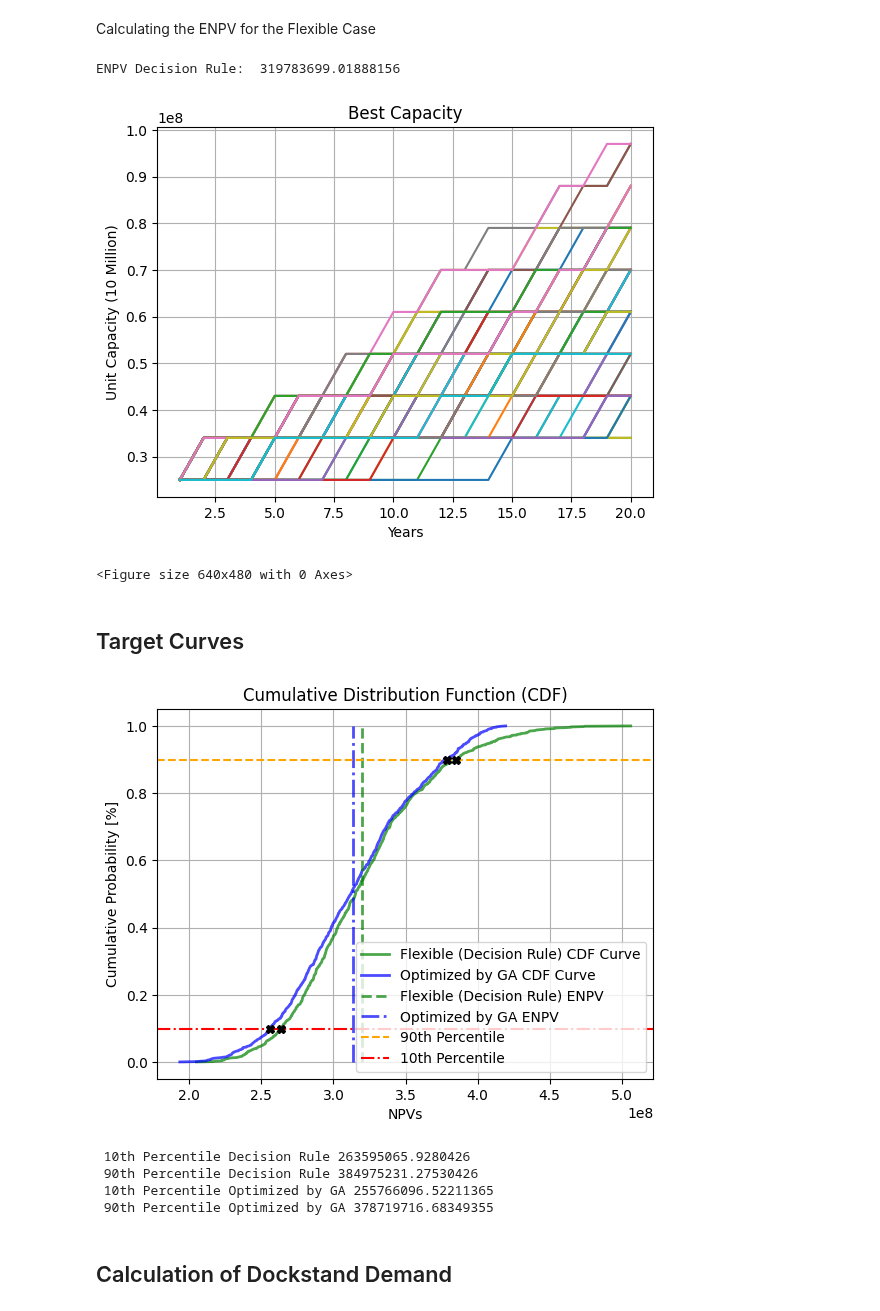
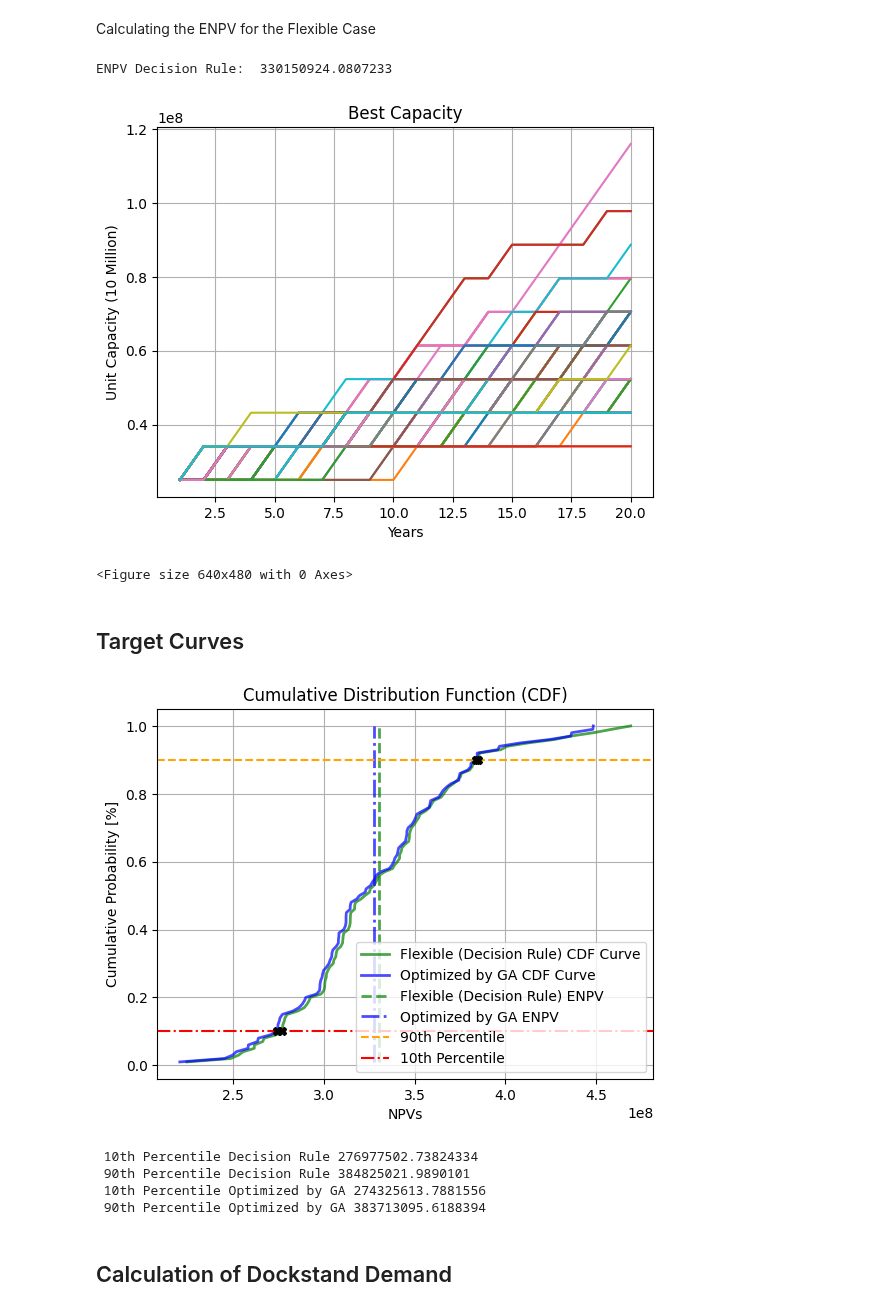
Before and after one commit to Oli767/VT1-Python-Files, a Jupyter notebook: VT2 VS Code/VT2.ipynb, the cells around one changed output. Drawn from its saved outputs; the diff is of its cells as text; code cells hidden in the pictures.

```diff
--- a/VT2 VS Code/VT2.ipynb
+++ b/VT2 VS Code/VT2.ipynb
@@ -29,7 +29,7 @@ Param = {
     "Dt0": 22561132,  # Demand at t0
     "dt": 1,  # Steptime in Years
     "Fth": 20,  # Time Horizon of Forecasts in Steptime
-    "Forecasts": 1000,  # Number of Forecasts
+    "Forecasts": 100,  # Number of Forecasts
     "mu": 0.042754330256447565,
     "sigma": 0.05813761525452841,
     "r_D": 0.1,  # Revenues per Unit of Demand per Period
@@ -37,7 +37,7 @@ Param = {
     "r_K_rent": 0.1,  # Rental Revenues per Unit of Capacity per Period
     "co_K": 0.34,  # Operational costs per unit of capacity per period
     "co_D": 0.1,  # Operational cost per unit of demand per period
-    "ci_K": 600000,  # Installation cost per unit of capacity
+    "ci_K": 0.6,  # Installation cost per unit of capacity
     "discount": 0.05,  # Discount factor
     "EoS": 0.9,  # EoS factor
     "delta_K0": 0,  # Initial Value for delta_K
@@ -48,10 +48,10 @@ Param = {
     "p_Dok_A_B": 0.5,  # Percentage of Pax travelling from Dock
     "PAXATM": 150,  # average number of passengers carried per air traffic movement
     "delta_K": np.array([0, 0, 0, 0, 5, 0, 0, 0, 0, 10, 0, 0, 0, 0, 10, 0, 0, 0, 0, 0]),
-    "allowed_values": np.array([0, 4, 6, 8, 10]),
+    "allowed_values": np.array([0, 6000000, 8000000, 10000000]),
     "population": 1000,
     "DHL_factor_20": 0.0003,
-    "lower_theta": 9000000,
+    "lower_theta": 8000000,
     "upper_theta": 10000000,
     "stepsize_theta": 100000,
     "lower_cond": -1000000,
@@ -59,6 +59,7 @@ Param = {
     "stepsize_cond": 5000,
 }
 
+# "allowed_values": np.array([0, 4000000, 6000000, 8000000, 10000000]),
 # # Paremeters von Wate:
 # r_D = 0.1  # Revenues per Unit of Demand per Period
 # r_K = 7  # Revenues per Unit of Capacity per Period
@@ -190,11 +153,11 @@ Calculating the ENPV for the Flexible Case
 # %%
 delta_K_Flex = fn.Decision_Rule(Param["K0"], Demand, theta_max, condition_max)
 K_Flex = fn.Capacity2(Param["K0"], delta_K_Flex)
-NPV_Flex = fn.NPV_Flexible(delta_K_Flex, Param, Demand)
+NPV_Flex = fn.NPV_Flexible(delta_K_Flex, Param, Demand, condition_max)
 ENPV_Flex = fn.ENPV_Flexible(theta_max, condition_max, Param, Demand)
 print("ENPV Decision Rule: ", ENPV_Flex)
 # %% [output]
-ENPV Decision Rule:  319783699.01888156
+ENPV Decision Rule:  330150924.0807233
 # %%
 # Calling the Scenario Plotting Function
 fn.Scenario_plot(
@@ -206,30 +169,30 @@ fn.Scenario_plot(
     90,
 )
 # %% [output]
-[figure, old version]
+[figure, new version]
 <Figure size 640x480 with 0 Axes>
 # %% [markdown]
 ## Target Curves
 # %%
 # Target Curves
 Percentiles2 = fn.CDF_Plot(
     NPV_Flex,
-    fn.NPV_calculation(Optimized_K, Demand, Optimized_delta_K, Param),
+    fn.NPV_calculation(Optimized_K, Demand, Optimized_delta_K, Param, 0),
     "Flexible (Decision Rule)",
     "Optimized by GA",
 )
 
 # Percentiles
 print(" 10th Percentile Decision Rule", Percentiles2[0])
 print(" 90th Percentile Decision Rule", Percentiles2[1])
 print(" 10th Percentile Optimized by GA", Percentiles2[2])
 print(" 90th Percentile Optimized by GA", Percentiles2[3])
 # %% [output]
-[figure, old version]
+[figure, new version]
- 10th Percentile Decision Rule 263595065.9280426
- 90th Percentile Decision Rule 384975231.27530426
- 10th Percentile Optimized by GA 255766096.52211365
- 90th Percentile Optimized by GA 378719716.68349355
+ 10th Percentile Decision Rule 276977502.73824334
+ 90th Percentile Decision Rule 384825021.9890101
+ 10th Percentile Optimized by GA 274325613.7881556
+ 90th Percentile Optimized by GA 383713095.6188394
 # %% [markdown]
 ## Calculation of Dockstand Demand
 # %% [markdown]
```
Also changed, not shown: parts of 12 cells of this notebook, 1 other file.
